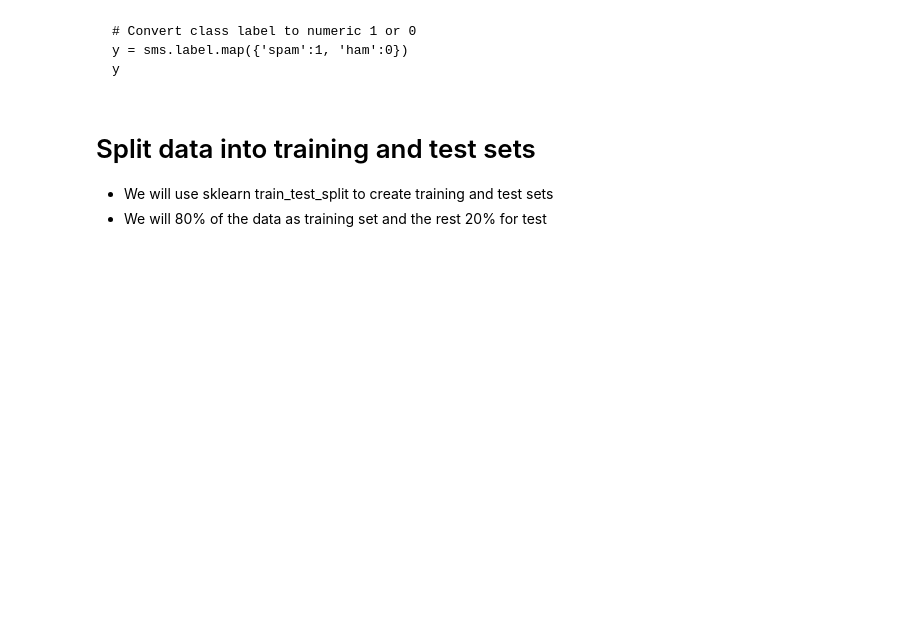
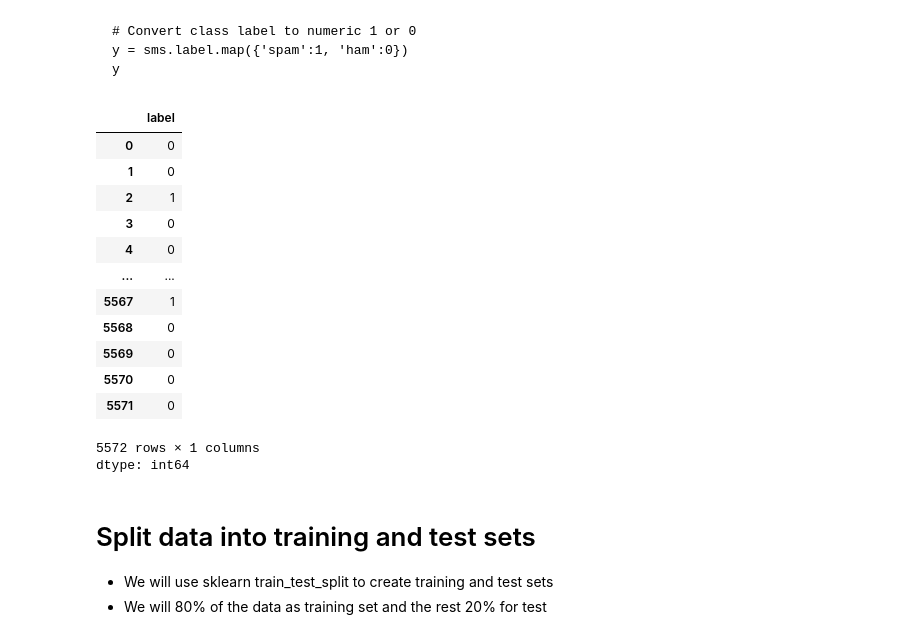
Before and after one commit to dornercr/INFO371, a Jupyter notebook: INFO371_week6_7_Text_Representation_allMarkdown.ipynb, the cells around one changed output. Cells and saved outputs as stored; diff of their text form; code cells hidden in the pictures; blank space fills up the shorter version.

````diff
--- a/INFO371_week6_7_Text_Representation_allMarkdown.ipynb
+++ b/INFO371_week6_7_Text_Representation_allMarkdown.ipynb
@@ -353,6 +355,27 @@ X.shape
 y = sms.label.map({'spam':1, 'ham':0})
 y
 ```
+# %%
+
+
+# Convert class label to numeric 1 or 0
+y = sms.label.map({'spam':1, 'ham':0})
+y
+# %% [output]
+|  | label |
+| 0 | 0 |
+| 1 | 0 |
+| 2 | 1 |
+| 3 | 0 |
+| 4 | 0 |
+| ... | ... |
+| 5567 | 1 |
+| 5568 | 0 |
+| 5569 | 0 |
+| 5570 | 0 |
+| 5571 | 0 |
+5572 rows × 1 columns
+dtype: int64
 # %% [markdown]
 # Split data into training and test sets
 - We will use sklearn train_test_split to create training and test sets
````
Also changed, not shown: parts of 43 cells of this notebook.
